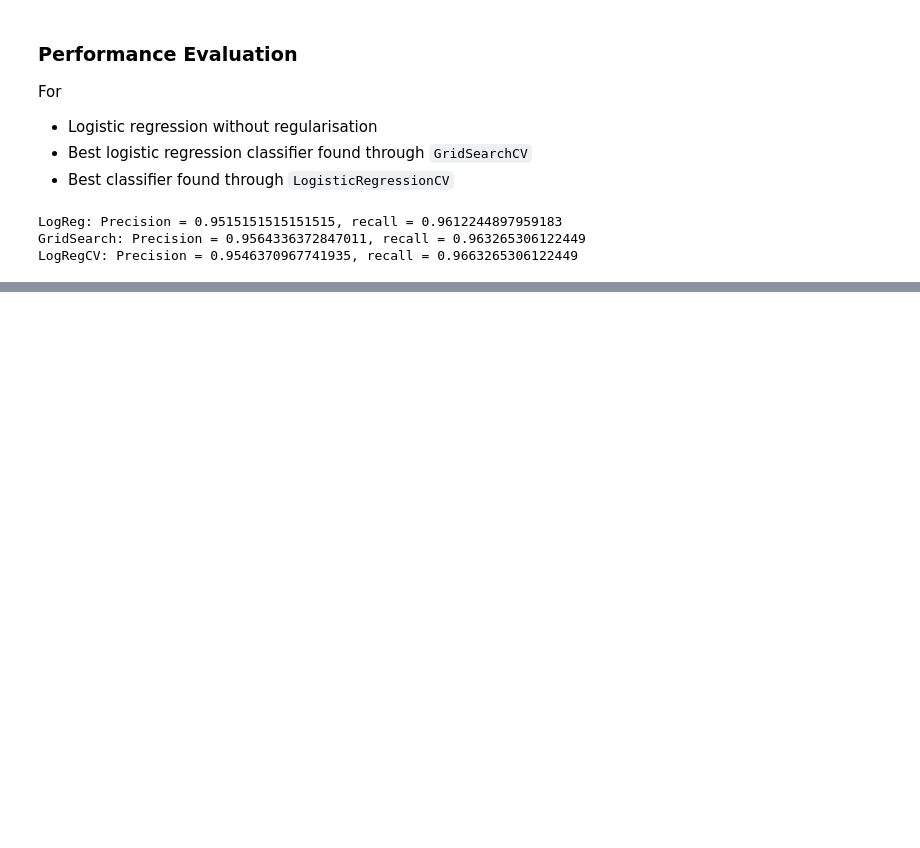
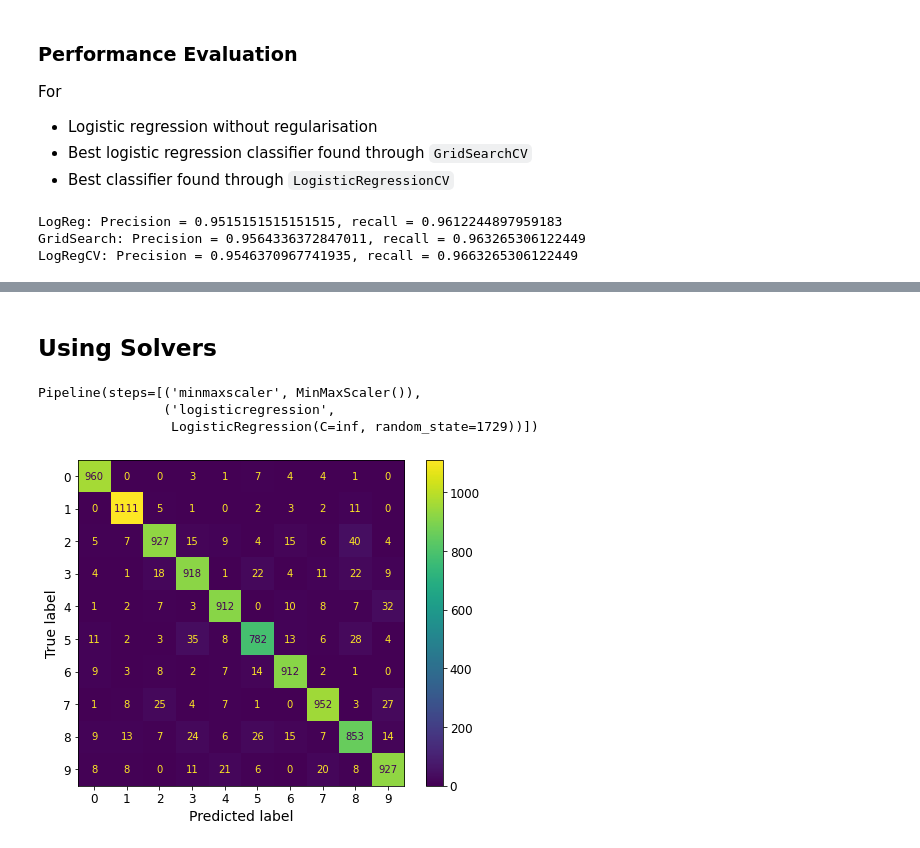
Before and after one commit to esviswajith95/MLP, a Jupyter notebook: Week6 - Logistic regression.ipynb, the cells around one changed output, grey strips where cells are left out. Saved outputs shown, nothing was run; the diff lists cells and outputs as text; code cells hidden in the pictures; blank space fills up the shorter version.

```diff
--- a/Week6 - Logistic regression.ipynb
+++ b/Week6 - Logistic regression.ipynb
@@ -570,0 +631,19 @@ LogRegCV: Precision = 0.9546370967741935, recall = 0.9663265306122449
+# %% [markdown]
+## Using Solvers
+# %%
+pipe_logit_ovr = make_pipeline(MinMaxScaler(),
+                                LogisticRegression(random_state=1729,
+                                                    solver='lbfgs',
+                                                    C = np.infty))
+
+pipe_logit_ovr.fit(x_train, y_train)
+# %% [output]
+Pipeline(steps=[('minmaxscaler', MinMaxScaler()),
+                ('logisticregression',
+                 LogisticRegression(C=inf, random_state=1729))])
+# %%
+y_hat = pipe_logit_ovr.predict(x_test)
+cm_display = ConfusionMatrixDisplay.from_predictions(y_test, y_hat, values_format='.5g')
+plt.show()
+# %% [output]
+[figure, added]
```
Also changed, not shown: parts of 9 cells of this notebook.
